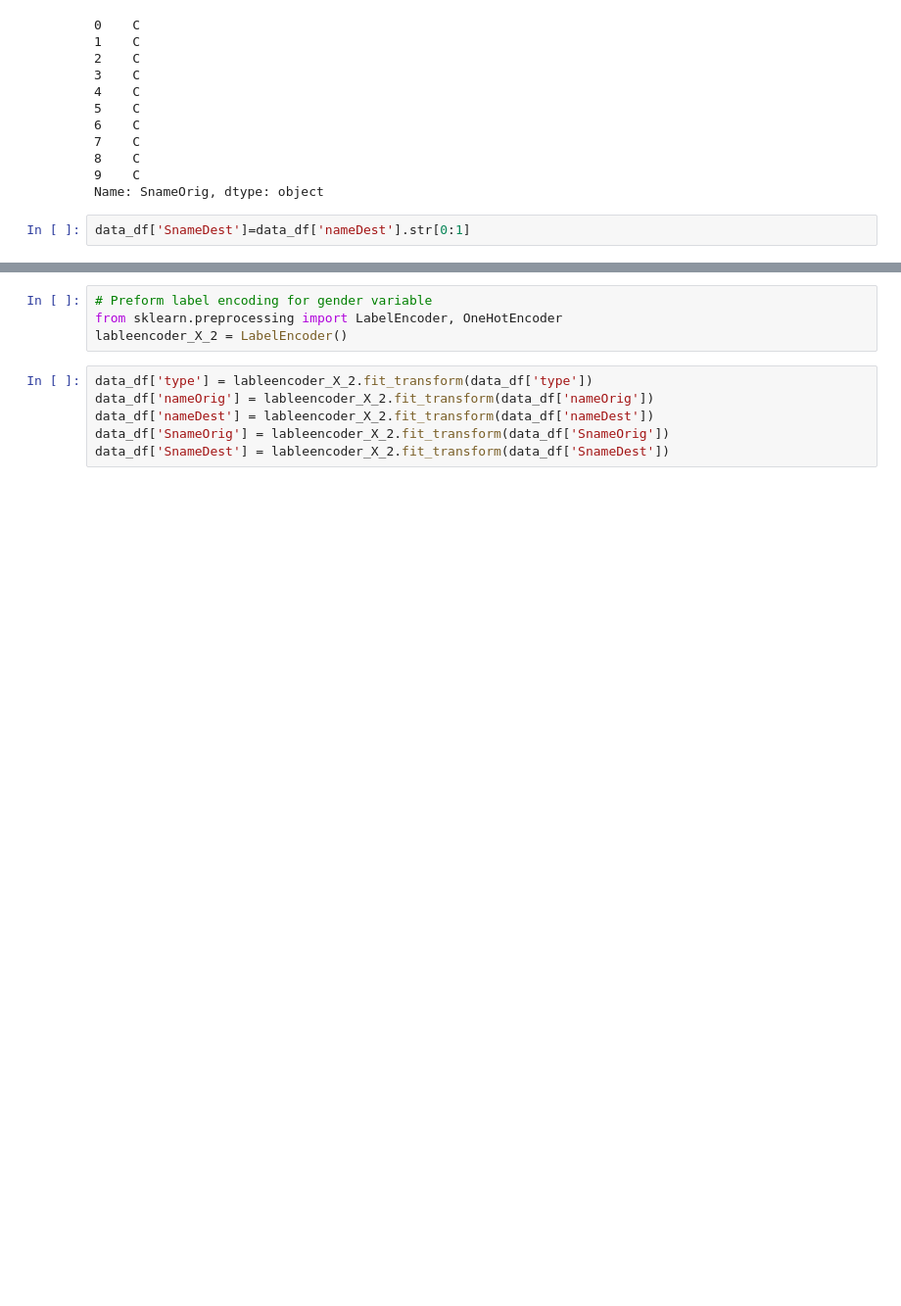
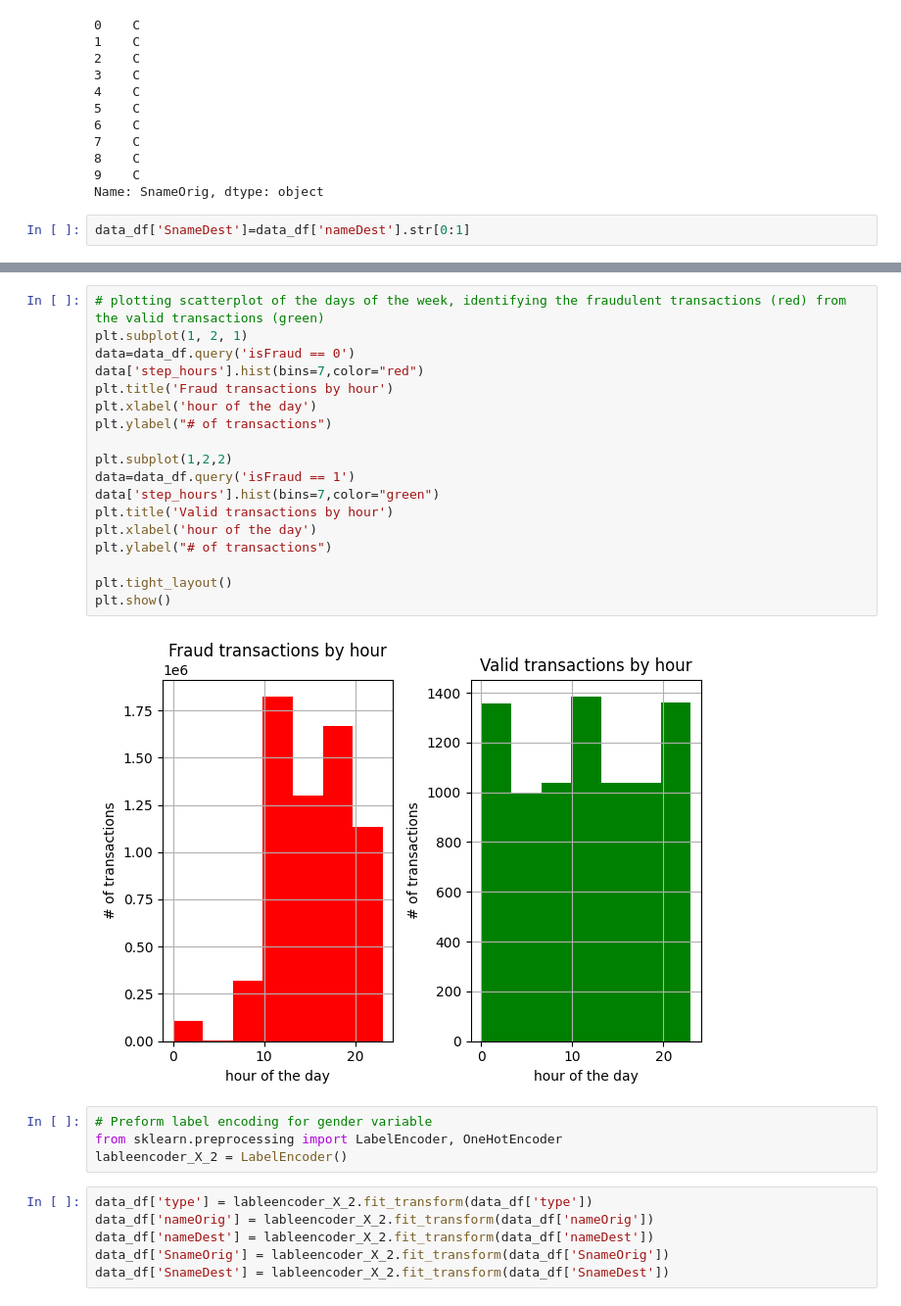
Before and after one commit to Linkonb/Mobile_Finance_Fraud_Detection, a Jupyter notebook: Mobile_Finance_Fraud_Detection_tree.ipynb, the cells around one changed output, grey strips where cells are left out. Shown at 98% size. Cells and saved outputs as stored; diff of their text form; blank space fills up the shorter version.

```diff
--- a/Mobile_Finance_Fraud_Detection_tree.ipynb
+++ b/Mobile_Finance_Fraud_Detection_tree.ipynb
@@ -101,3 +124,23 @@ data_df.head()
+# %%
+# plotting scatterplot of the days of the week, identifying the fraudulent transactions (red) from the valid transactions (green)
+plt.subplot(1, 2, 1)
+data=data_df.query('isFraud == 0')
+data['step_hours'].hist(bins=7,color="red")
+plt.title('Fraud transactions by hour')
+plt.xlabel('hour of the day')
+plt.ylabel("# of transactions")
+
+plt.subplot(1,2,2)
+data=data_df.query('isFraud == 1')
+data['step_hours'].hist(bins=7,color="green")
+plt.title('Valid transactions by hour')
+plt.xlabel('hour of the day')
+plt.ylabel("# of transactions")
+
+plt.tight_layout()
+plt.show()
+# %% [output]
+[figure, added]
 # %%
 # Preform label encoding for gender variable
 from sklearn.preprocessing import LabelEncoder, OneHotEncoder
```
Also changed, not shown: parts of 11 cells of this notebook.
